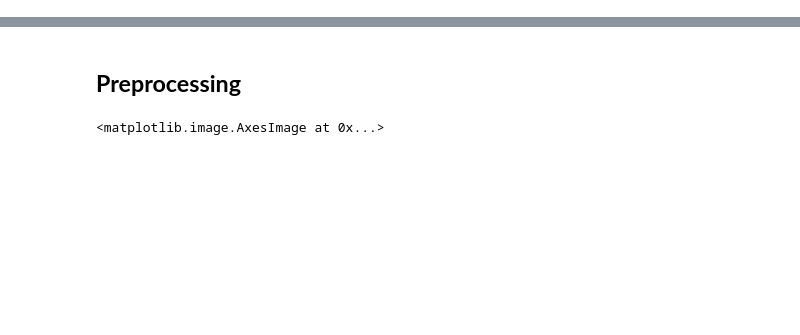
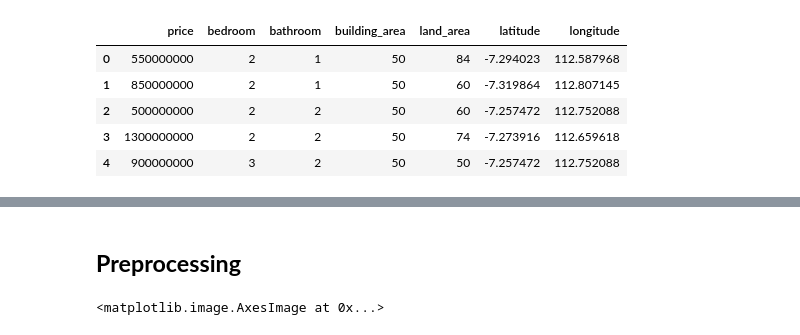
Before and after one commit to wellyokt/CNN_House-Price-Prediction, a Jupyter notebook: notebooks/Research.ipynb, the cells around one changed output, grey strips where cells are left out. Cells and saved outputs as stored; diff of their text form; code cells hidden in the pictures; blank space fills up the shorter version.

```diff
--- a/notebooks/Research.ipynb
+++ b/notebooks/Research.ipynb
@@ -6,4 +24,4 @@ import os
 # %%
-house_price_sby =gpd.read_parquet(r"D:\ML5\final_projectt\house_price.parquet")
+df=pd.read_excel(r"D:\ML5\CNN_House-Price-Prediction\artifacts\data\property price data.xlsx")
 data_admin = gpd.read_file(r"C:\Users\techb\Downloads\RBI_50K_2023_Jawa Timur.x26272\RBI_50K_2023_Jawa Timur.shp")
 admin_sby =data_admin[data_admin['NAMOBJ']=='Kota Surabaya']
@@ -14,2 +28,11 @@ house_price_sby.head(500)[['geometry','price']].explore()
+# %%
+df.head(5)
+# %% [output]
+|  | price | bedroom | bathroom | building_area | land_area | latitude | longitude |
+| 0 | 550000000 | 2 | 1 | 50 | 84 | -7.294023 | 112.587968 |
+| 1 | 850000000 | 2 | 1 | 50 | 60 | -7.319864 | 112.807145 |
+| 2 | 500000000 | 2 | 2 | 50 | 60 | -7.257472 | 112.752088 |
+| 3 | 1300000000 | 2 | 2 | 50 | 74 | -7.273916 | 112.659618 |
+| 4 | 900000000 | 3 | 2 | 50 | 50 | -7.257472 | 112.752088 |
 # %%
 # #make geodataframe
```
Also changed, not shown: parts of 61 cells of this notebook.
